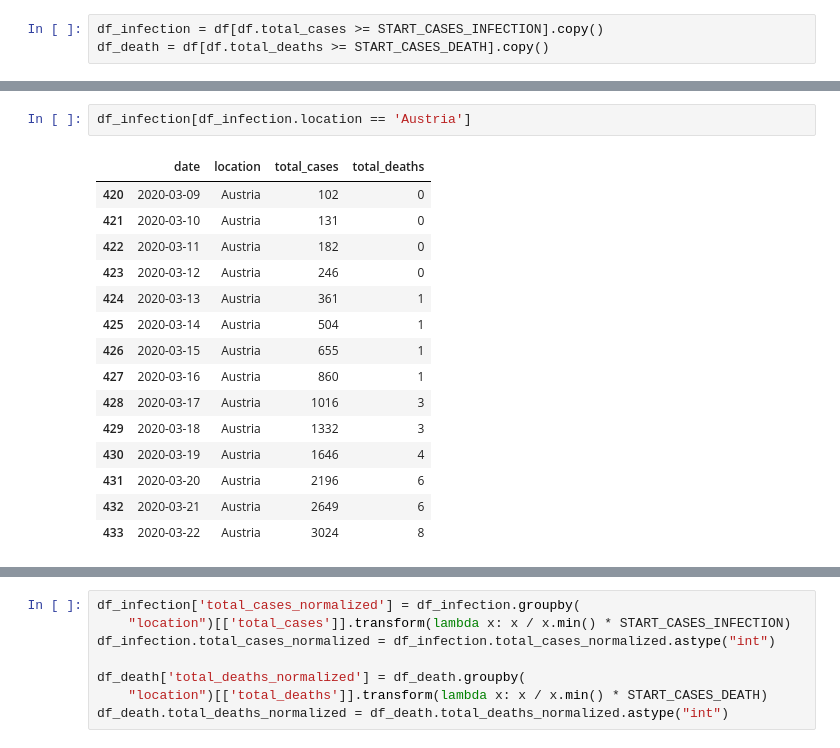
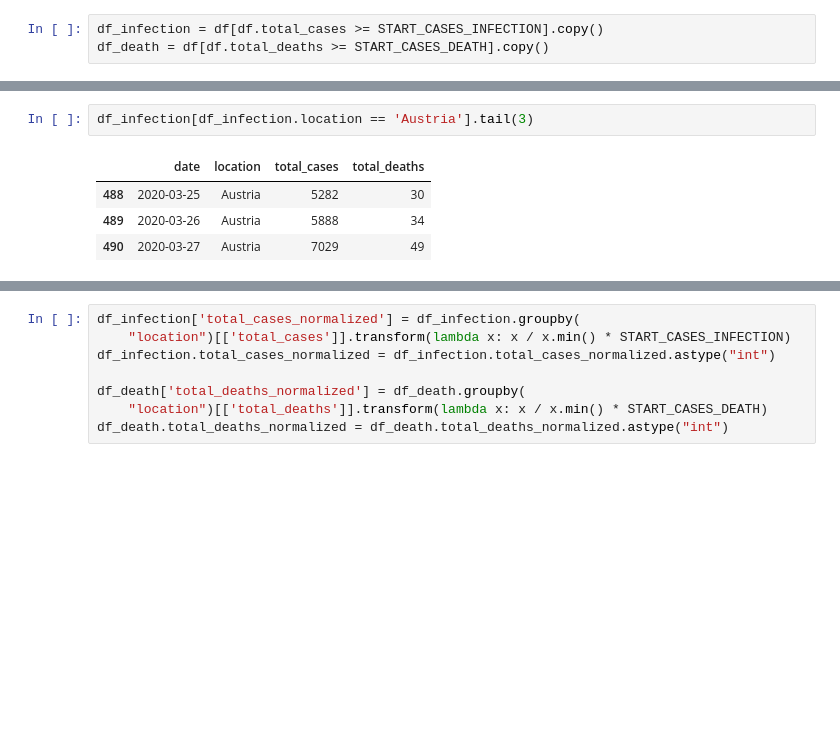
Before and after one commit to Datenspieler/notebooks_for_blog, a Jupyter notebook: 2020-corona/corona.ipynb, the cells around one changed output, grey strips where cells are left out. Drawn from its saved outputs; the diff is of its cells as text; blank space fills up the shorter version.

```diff
--- a/2020-corona/corona.ipynb
+++ b/2020-corona/corona.ipynb
@@ -70,21 +76,10 @@ df_infection.head()
 # %%
-df_infection[df_infection.location == 'Austria']
+df_infection[df_infection.location == 'Austria'].tail(3)
 # %% [output]
 |  | date | location | total_cases | total_deaths |
-| 420 | 2020-03-09 | Austria | 102 | 0 |
-| 421 | 2020-03-10 | Austria | 131 | 0 |
-| 422 | 2020-03-11 | Austria | 182 | 0 |
-| 423 | 2020-03-12 | Austria | 246 | 0 |
-| 424 | 2020-03-13 | Austria | 361 | 1 |
-| 425 | 2020-03-14 | Austria | 504 | 1 |
-| 426 | 2020-03-15 | Austria | 655 | 1 |
-| 427 | 2020-03-16 | Austria | 860 | 1 |
-| 428 | 2020-03-17 | Austria | 1016 | 3 |
-| 429 | 2020-03-18 | Austria | 1332 | 3 |
-| 430 | 2020-03-19 | Austria | 1646 | 4 |
-| 431 | 2020-03-20 | Austria | 2196 | 6 |
-| 432 | 2020-03-21 | Austria | 2649 | 6 |
-| 433 | 2020-03-22 | Austria | 3024 | 8 |
+| 488 | 2020-03-25 | Austria | 5282 | 30 |
+| 489 | 2020-03-26 | Austria | 5888 | 34 |
+| 490 | 2020-03-27 | Austria | 7029 | 49 |
 # %%
 df_death.head()
 # %% [output]
```
Also changed, not shown: parts of 32 cells of this notebook.
